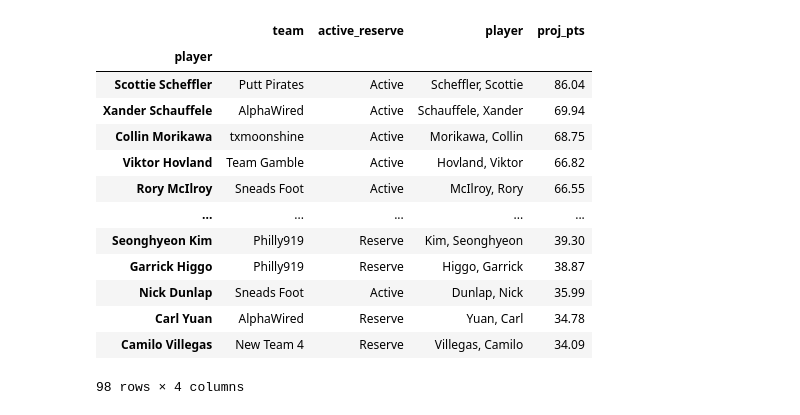
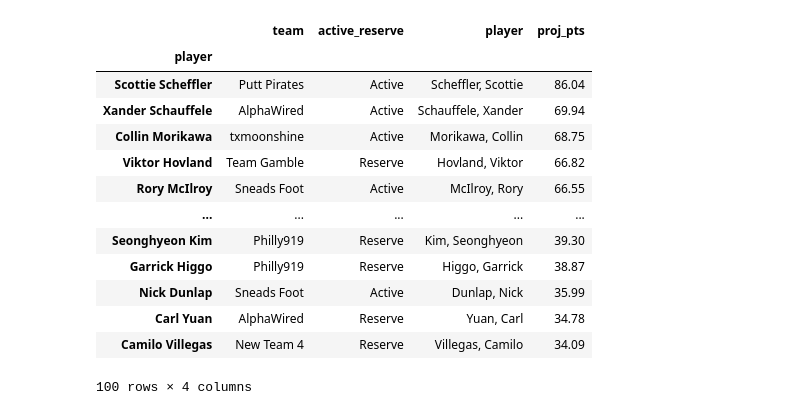
Before and after one commit to mikejackson35/fantrax, a Jupyter notebook: notebooks/charts_notebook_wk10.ipynb, the cells around one changed output. Saved outputs shown, nothing was run; the diff lists cells and outputs as text; code cells hidden in the pictures.

```diff
--- a/notebooks/charts_notebook_wk10.ipynb
+++ b/notebooks/charts_notebook_wk10.ipynb
@@ -6,7 +6,7 @@ import matplotlib
 
 pd.set_option('display.max_columns', None)
 # %%
+#### FILES
+
 dg = "https://feeds.datagolf.com/preds/fantasy-projection-defaults?tour=pga&site=draftkings&slate=main&file_format=csv&key=e297e933c3ad47d71ec1626c299e"
-fx = r"C:\Users\mikej\Desktop\fantrax\fx_wk10.csv"
-
-#https://feeds.datagolf.com/historical-dfs-data/points?tour=[ tour ]&site=[ site ]&event_id=[ event_id ]&year=[ year ]&market=[ market ]&file_format=[ file_format ]&key=e297e933c3ad47d71ec1626c299e
+fantrax = r"C:\Users\mikej\Desktop\fantrax\fantrax.csv"
@@ -21,31 +33,46 @@ teams.set_index('player',inplace=True)
 # %%
+#fx rosters
+
+teams = pd.read_csv(fantrax ,usecols=['Player','Status','Roster Status'])
+teams.columns = ['player','team','active_reserve']
+teams_dict = {'919':'Philly919','u_c':'unit_circle','NT 8':'Sneads Foot','NT 4':'New Team 4','txms':'txmoonshine','MG':'Team Gamble','grrr':'Putt Pirates','[AW]':'AlphaWired'}
+teams['team'] = teams.team.map(teams_dict)
+teams.set_index('player',inplace=True)
+
 # datagolf dk projections
-
-dg_proj = pd.read_csv(dg,usecols=['player_name','proj_points_total'])
+dg_proj = pd.read_csv(dg)#,usecols=['player_name','proj_points_total'])
+dg_proj = dg_proj[['player_name','proj_points_total']]
 dg_proj.columns = ['player','proj_pts']
 
-names = dg_proj['player'].str.split(expand=True)
-names[0] = names[0].str.rstrip(",")
-names[1] = names[1].str.rstrip(",")
-names['player'] = names[1] + " " + names[0]
+def fix_long_names(dg_proj):
+        #flip first and last name
+        names = dg_proj['player'].str.split(expand=True)
+        names[0] = names[0].str.rstrip(",")
+        names[1] = names[1].str.rstrip(",")
+        names['player'] = names[1] + " " + names[0]
+        # specific player to fix
+        names['player'] = np.where(names['player']=='Matt Fitzpatrick', 'Matthew Fitzpatrick', names['player'])
+        names['player'] = np.where(names['player']=='Si Kim', 'Si Woo Kim', names['player'])
+        names['player'] = np.where(names['player']=='Min Lee', 'Min Woo Lee', names['player'])
+        names['player'] = np.where(names['player']=='Byeong An', 'Byeong Hun An', names['player'])
+        names['player'] = np.where(names['player']=='Rooyen Van', 'Erik Van Rooyen', names['player'])
+        return names.player
 
-names['player'] = np.where(names['player']=='Min Lee', 'Min Woo Lee', names['player'])
-names['player'] = np.where(names['player']=='Byeong An', 'Byeong Hun An', names['player'])
-names['player'] = np.where(names['player']=='Rooyen Van', 'Erik Van Rooyen', names['player'])
+# set index to new names
+dg_proj.set_index(fix_long_names(dg_proj),inplace=True)
 
-dg_proj.set_index(names.player,inplace=True)
-
+# merge fantrax rosters with datagolf projections
 week = pd.merge(teams,dg_proj, left_index=True, right_index=True)#.reset_index()
 week[['player','team','active_reserve']] = week[['player','team','active_reserve']].astype('string')
 week.sort_values('proj_pts',ascending=False,inplace=True)
 week
 # %% [output]
 |  | team | active_reserve | player | proj_pts |
 | player |  |  |  |  |
 | Scottie Scheffler | Putt Pirates | Active | Scheffler, Scottie | 86.04 |
 | Xander Schauffele | AlphaWired | Active | Schauffele, Xander | 69.94 |
 | Collin Morikawa | txmoonshine | Active | Morikawa, Collin | 68.75 |
-| Viktor Hovland | Team Gamble | Active | Hovland, Viktor | 66.82 |
+| Viktor Hovland | Team Gamble | Reserve | Hovland, Viktor | 66.82 |
 | Rory McIlroy | Sneads Foot | Active | McIlroy, Rory | 66.55 |
 | ... | ... | ... | ... | ... |
 | Seonghyeon Kim | Philly919 | Reserve | Kim, Seonghyeon | 39.30 |
@@ -53,4 +80,4 @@ week
 | Nick Dunlap | Sneads Foot | Active | Dunlap, Nick | 35.99 |
 | Carl Yuan | AlphaWired | Reserve | Yuan, Carl | 34.78 |
 | Camilo Villegas | New Team 4 | Reserve | Villegas, Camilo | 34.09 |
-98 rows × 4 columns
+100 rows × 4 columns
```
Also changed, not shown: parts of 20 cells of this notebook, 1 other file.
